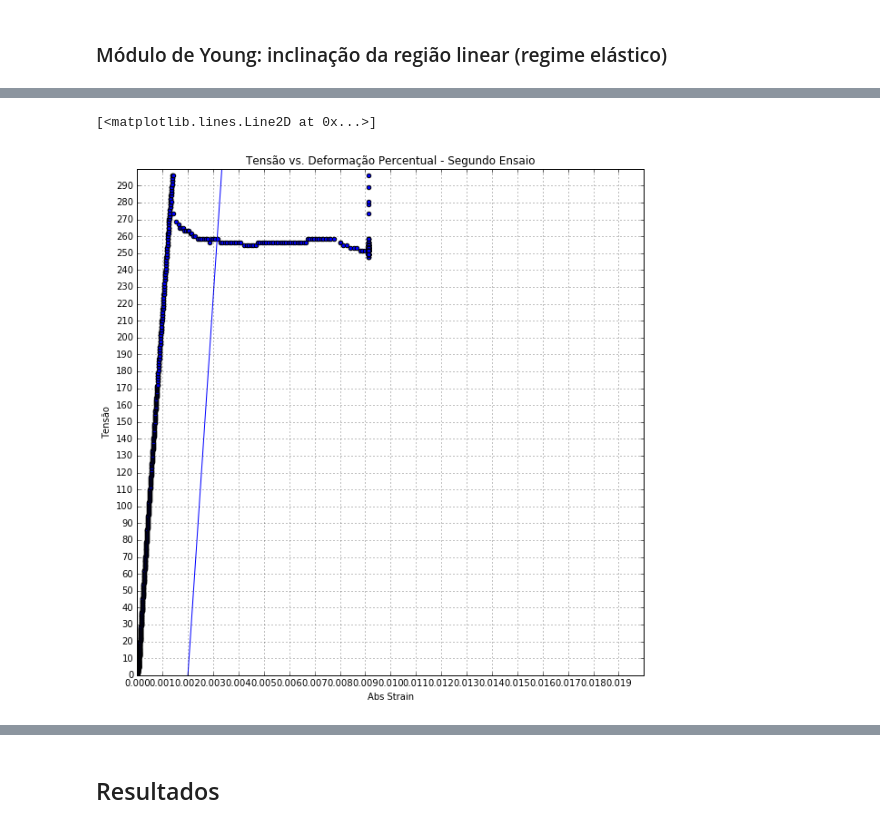
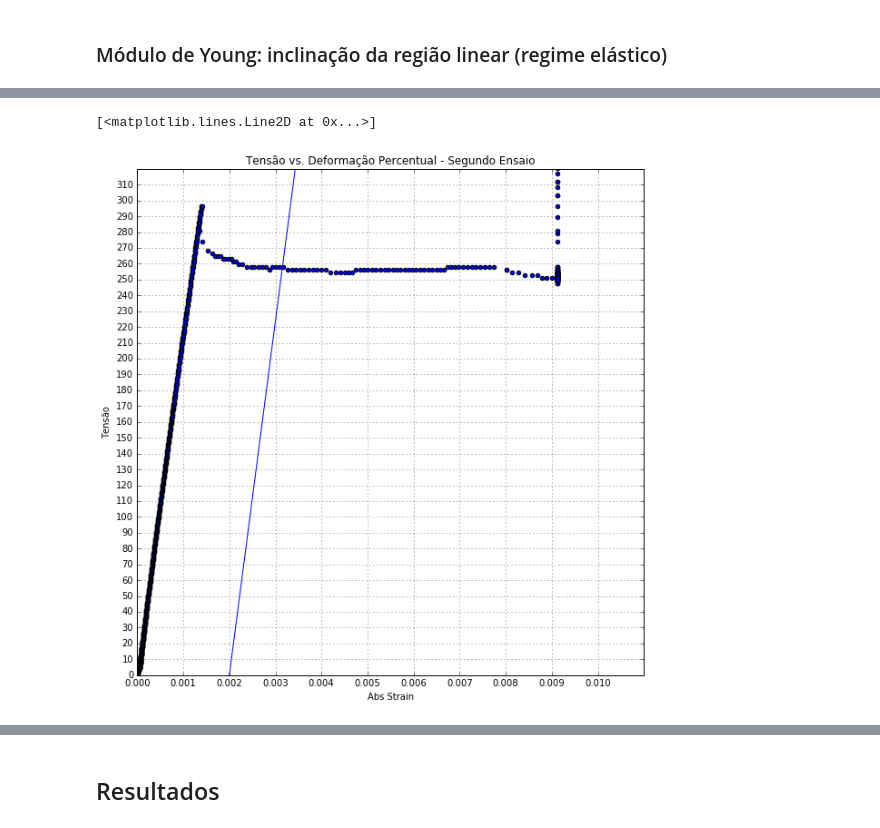
Before and after one commit to alcapriles/desconstruindoamateria, a Jupyter notebook: relatorio2.ipynb, the cells around one changed output, grey strips where cells are left out. Saved outputs shown, nothing was run; the diff lists cells and outputs as text; code cells hidden in the pictures.

```diff
--- a/relatorio2.ipynb
+++ b/relatorio2.ipynb
@@ -98,14 +106,14 @@ print(slope2)
 # %%
 ensaio2.plot(kind='scatter', x='Abs Strain', y='Tensão', figsize=(10,10))
-plt.axis([0,0.02,0,300])
+plt.axis([0,0.0110,0,320])
 plt.title('Tensão vs. Deformação Percentual - Segundo Ensaio')
-plt.yticks(np.arange(0, 300, 10))
-plt.xticks(np.arange(0, 0.02, 0.001))
+plt.yticks(np.arange(0, 320, 10))
+plt.xticks(np.arange(0, 0.0110, 0.001))
 plt.grid()
 
 x_min2, x_max2 = 0.002,0.008
 y_min2, y_max2 = 0, slope2*(x_max2-x_min2)
 plt.plot([x_min2, x_max2], [y_min2, y_max2])
 # %% [output]
 [<matplotlib.lines.Line2D at 0x...>]
-[figure, old version]
+[figure, new version]
```
Also changed, not shown: parts of 21 cells of this notebook, 1 other file.
